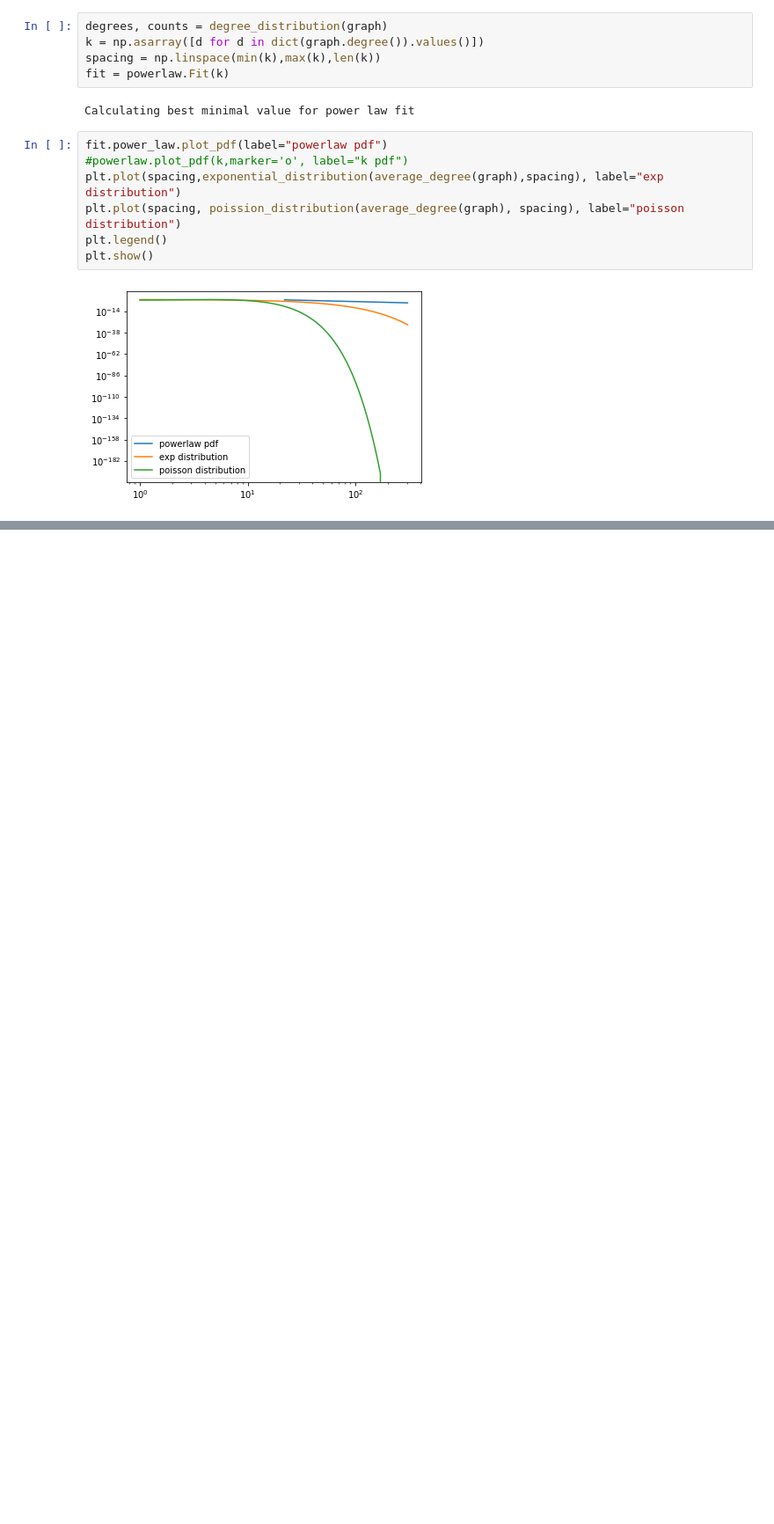
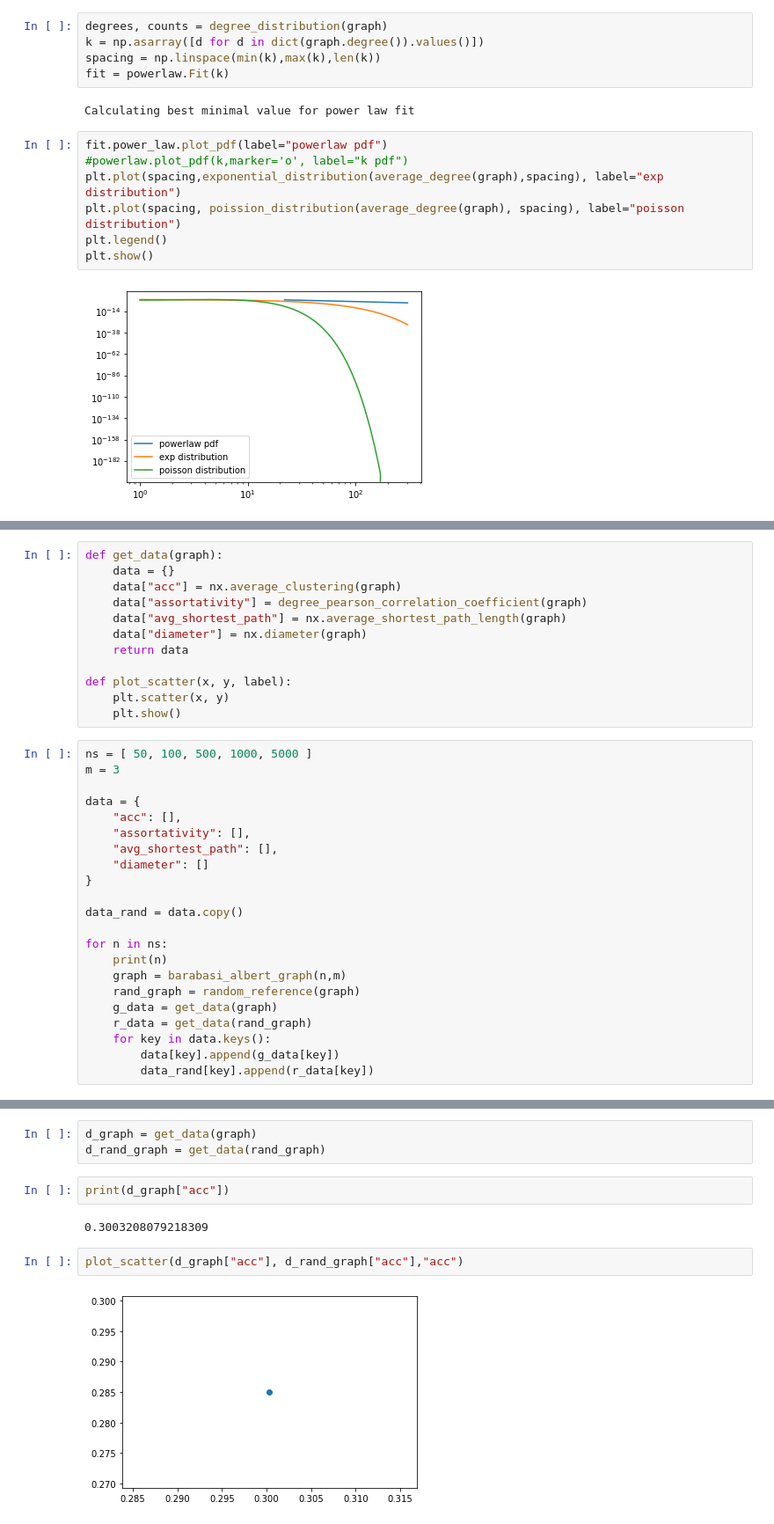
Before and after one commit to moerfii/network_science_uzh, a Jupyter notebook: assignment_5/exercise05.ipynb, the cells around one changed output, grey strips where cells are left out. Shown at 88% size. Drawn from its saved outputs; the diff is of its cells as text; blank space fills up the shorter version.

```diff
--- a/assignment_5/exercise05.ipynb
+++ b/assignment_5/exercise05.ipynb
@@ -67,0 +73,34 @@ plt.show()
+# %%
+def get_data(graph):
+    data = {}
+    data["acc"] = nx.average_clustering(graph)
+    data["assortativity"] = degree_pearson_correlation_coefficient(graph)
+    data["avg_shortest_path"] = nx.average_shortest_path_length(graph)
+    data["diameter"] = nx.diameter(graph)
+    return data
+
+def plot_scatter(x, y, label):
+    plt.scatter(x, y)
+    plt.show()
+# %%
+ns = [ 50, 100, 500, 1000, 5000 ]
+m = 3
+
+data = {
+    "acc": [],
+    "assortativity": [],
+    "avg_shortest_path": [],
+    "diameter": []
+}
+
+data_rand = data.copy()
+
+for n in ns:
+    print(n)
+    graph = barabasi_albert_graph(n,m)
+    rand_graph = random_reference(graph)
+    g_data = get_data(graph)
+    r_data = get_data(rand_graph)
+    for key in data.keys():
+        data[key].append(g_data[key])
+        data_rand[key].append(r_data[key])
@@ -67,0 +121,11 @@ plt.show()
+# %%
+d_graph = get_data(graph)
+d_rand_graph = get_data(rand_graph)
+# %%
+print(d_graph["acc"])
+# %% [output]
+0.3003208079218309
+# %%
+plot_scatter(d_graph["acc"], d_rand_graph["acc"],"acc")
+# %% [output]
+[figure, added]
```
Also changed, not shown: parts of 4 cells of this notebook, 3 other files.
